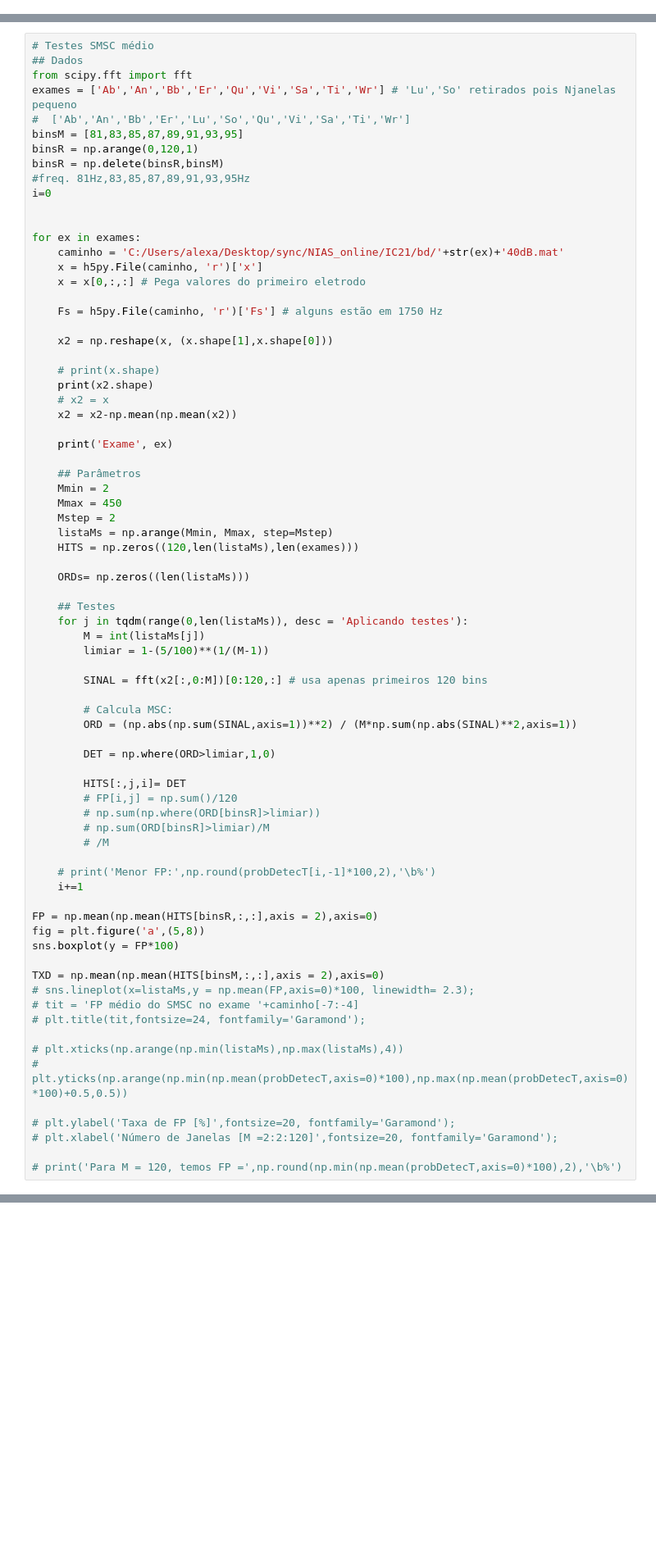
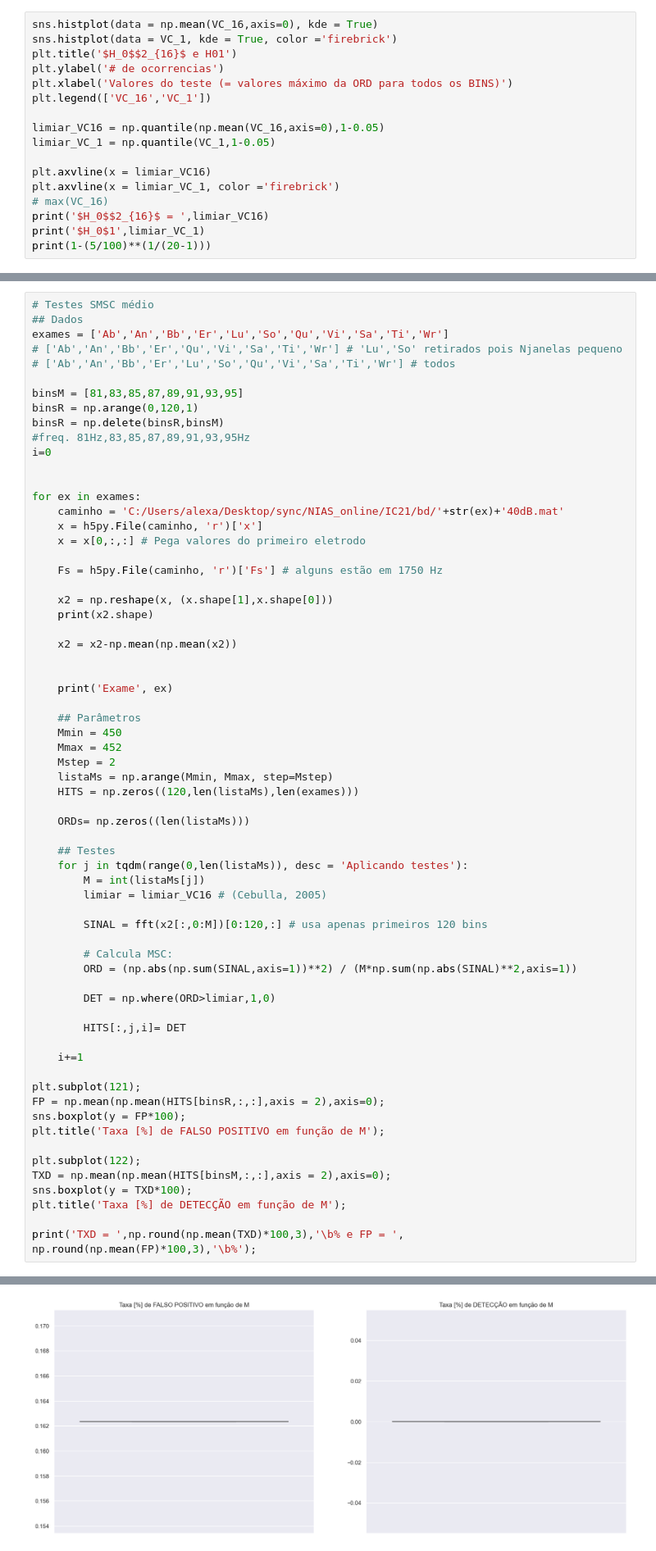
Before and after one commit to Alexandre-Caldeira/detection-theory-101, a Jupyter notebook: notebooks/replicando.ipynb, the cells around one changed output, grey strips where cells are left out. Shown at 82% size. Cells and saved outputs as stored; diff of their text form; blank space fills up the shorter version.

```diff
--- a/notebooks/replicando.ipynb
+++ b/notebooks/replicando.ipynb
@@ -36,0 +219,17 @@ True
+# %%
+sns.histplot(data = np.mean(VC_16,axis=0), kde = True)
+sns.histplot(data = VC_1, kde = True, color ='firebrick')
+plt.title('$H_0$$2_{16}$ e H01')
+plt.ylabel('# de ocorrencias')
+plt.xlabel('Valores do teste (= valores máximo da ORD para todos os BINS)')
+plt.legend(['VC_16','VC_1'])
+
+limiar_VC16 = np.quantile(np.mean(VC_16,axis=0),1-0.05)
+limiar_VC_1 = np.quantile(VC_1,1-0.05)
+
+plt.axvline(x = limiar_VC16)
+plt.axvline(x = limiar_VC_1, color ='firebrick')
+# max(VC_16)
+print('$H_0$$2_{16}$ = ',limiar_VC16)
+print('$H_0$1',limiar_VC_1)
+print(1-(5/100)**(1/(20-1)))
@@ -37,9 +241,10 @@ True
 # %%
 # Testes SMSC médio
 ## Dados
-from scipy.fft import fft
-exames = ['Ab','An','Bb','Er','Qu','Vi','Sa','Ti','Wr'] # 'Lu','So' retirados pois Njanelas pequeno
-#  ['Ab','An','Bb','Er','Lu','So','Qu','Vi','Sa','Ti','Wr']
+exames = ['Ab','An','Bb','Er','Lu','So','Qu','Vi','Sa','Ti','Wr']
+# ['Ab','An','Bb','Er','Qu','Vi','Sa','Ti','Wr'] # 'Lu','So' retirados pois Njanelas pequeno
+# ['Ab','An','Bb','Er','Lu','So','Qu','Vi','Sa','Ti','Wr'] # todos
+
 binsM = [81,83,85,87,89,91,93,95]
 binsR = np.arange(0,120,1)
 binsR = np.delete(binsR,binsM)
@@ -55,17 +260,16 @@ for ex in exames:
     Fs = h5py.File(caminho, 'r')['Fs'] # alguns estão em 1750 Hz
 
     x2 = np.reshape(x, (x.shape[1],x.shape[0]))
+    print(x2.shape)
 
-    # print(x.shape)
-    print(x2.shape)
-    # x2 = x
     x2 = x2-np.mean(np.mean(x2))
+
 
     print('Exame', ex)
 
     ## Parâmetros
-    Mmin = 2
-    Mmax = 450
+    Mmin = 450
+    Mmax = 452
     Mstep = 2
     listaMs = np.arange(Mmin, Mmax, step=Mstep)
     HITS = np.zeros((120,len(listaMs),len(exames)))
@@ -75,7 +279,7 @@ for ex in exames:
     ## Testes
     for j in tqdm(range(0,len(listaMs)), desc = 'Aplicando testes'):
         M = int(listaMs[j])
-        limiar = 1-(5/100)**(1/(M-1))
+        limiar = limiar_VC16 # (Cebulla, 2005)
 
         SINAL = fft(x2[:,0:M])[0:120,:] # usa apenas primeiros 120 bins
 
@@ -85,30 +289,20 @@ for ex in exames:
         DET = np.where(ORD>limiar,1,0)
 
         HITS[:,j,i]= DET
-        # FP[i,j] = np.sum()/120
-        # np.sum(np.where(ORD[binsR]>limiar))
-        # np.sum(ORD[binsR]>limiar)/M
-        # /M
 
-    # print('Menor FP:',np.round(probDetecT[i,-1]*100,2),'\b%')
     i+=1
 
-FP = np.mean(np.mean(HITS[binsR,:,:],axis = 2),axis=0)
-fig = plt.figure('a',(5,8))
-sns.boxplot(y = FP*100)
+plt.subplot(121);
+FP = np.mean(np.mean(HITS[binsR,:,:],axis = 2),axis=0);
+sns.boxplot(y = FP*100);
+plt.title('Taxa [%] de FALSO POSITIVO em função de M');
 
-TXD = np.mean(np.mean(HITS[binsM,:,:],axis = 2),axis=0)
-# sns.lineplot(x=listaMs,y = np.mean(FP,axis=0)*100, linewidth= 2.3);
-# tit = 'FP médio do SMSC no exame '+caminho[-7:-4]
-# plt.title(tit,fontsize=24, fontfamily='Garamond');
+plt.subplot(122);
+TXD = np.mean(np.mean(HITS[binsM,:,:],axis = 2),axis=0);
+sns.boxplot(y = TXD*100);
+plt.title('Taxa [%] de DETECÇÃO em função de M');
 
-# plt.xticks(np.arange(np.min(listaMs),np.max(listaMs),4))
-# plt.yticks(np.arange(np.min(np.mean(probDetecT,axis=0)*100),np.max(np.mean(probDetecT,axis=0)*100)+0.5,0.5))
-
-# plt.ylabel('Taxa de FP [%]',fontsize=20, fontfamily='Garamond');
-# plt.xlabel('Número de Janelas [M =2:2:120]',fontsize=20, fontfamily='Garamond');
-
-# print('Para M = 120, temos FP =',np.round(np.min(np.mean(probDetecT,axis=0)*100),2),'\b%')
+print('TXD = ',np.round(np.mean(TXD)*100,3),'\b% e FP = ', np.round(np.mean(FP)*100,3),'\b%');
 # %% [output]
 (1000, 480)
 Exame Ab
@@ -132,0 +330 @@ AxisError: axis 1 is out of bounds for array of dimension 1
+[figure, added]
```
Also changed, not shown: parts of 17 cells of this notebook, 36 other files.
